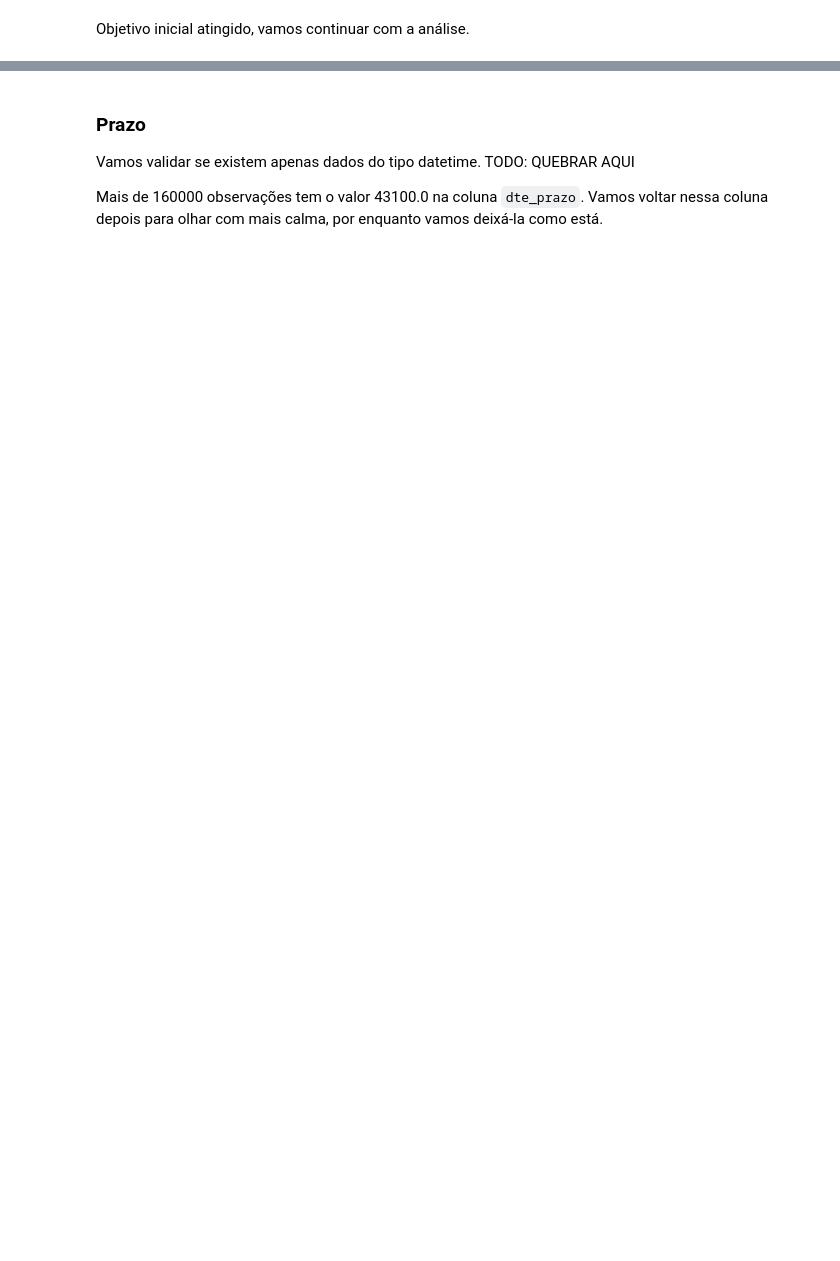
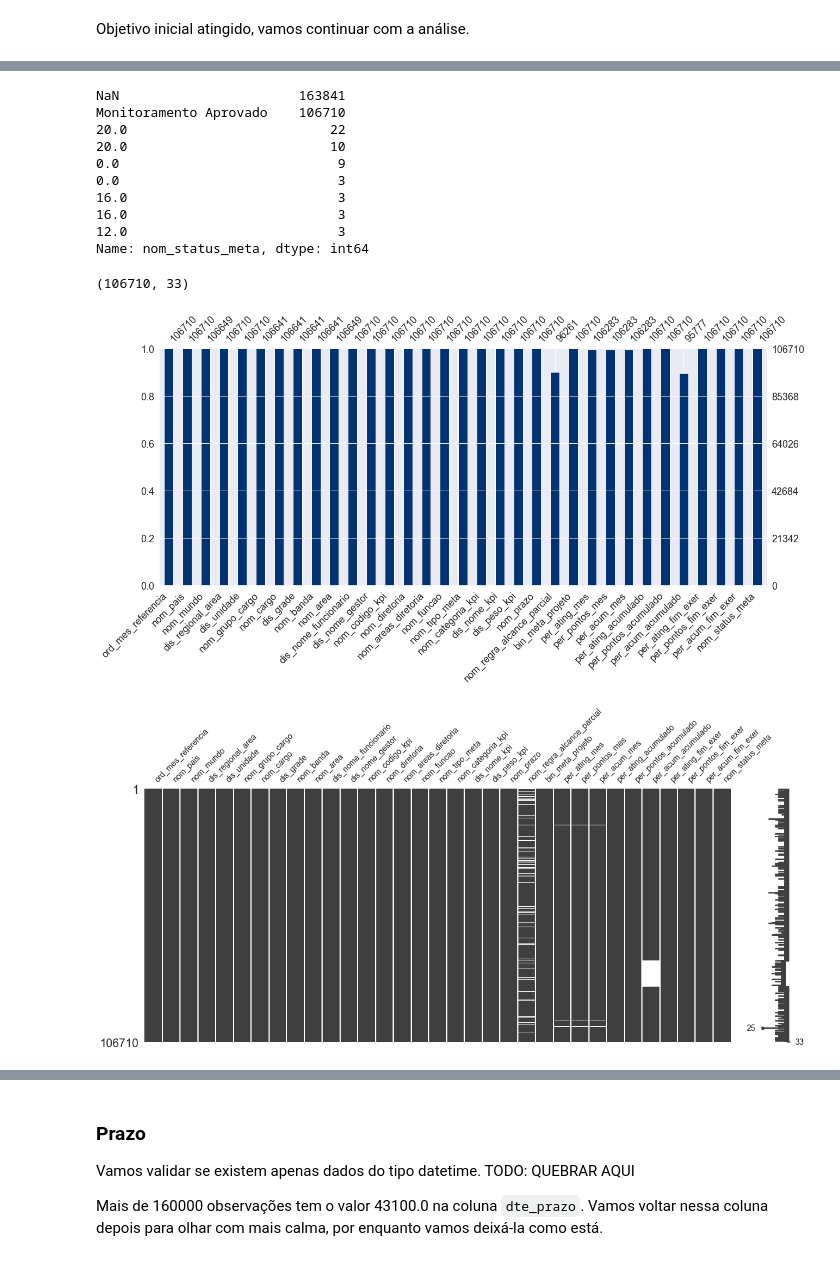
Before and after one commit to adrianogfreitas/ambev-data-challenge, a Jupyter notebook: notebooks/01-agf-data-wrangling.ipynb, the cells around one changed output, grey strips where cells are left out. Saved outputs shown, nothing was run; the diff lists cells and outputs as text; code cells hidden in the pictures; blank space fills up the shorter version.

```diff
--- a/notebooks/01-agf-data-wrangling.ipynb
+++ b/notebooks/01-agf-data-wrangling.ipynb
@@ -696,0 +599,19 @@ AttributeError: Unknown property axlabel
+# %%
+df['nom_status_meta'].value_counts(dropna=False)
+aprov = df[df['nom_status_meta'] == 'Monitoramento Aprovado']
+aprov.shape
+check_nulls(aprov)
+# %% [output]
+NaN                       163841
+Monitoramento Aprovado    106710
+20.0                          22
+20.0                          10
+0.0                            9
+0.0                            3
+16.0                           3
+16.0                           3
+12.0                           3
+Name: nom_status_meta, dtype: int64
+(106710, 33)
+[figure, added]
+[figure, added]
```
Also changed, not shown: parts of 68 cells of this notebook, 2 other files.
